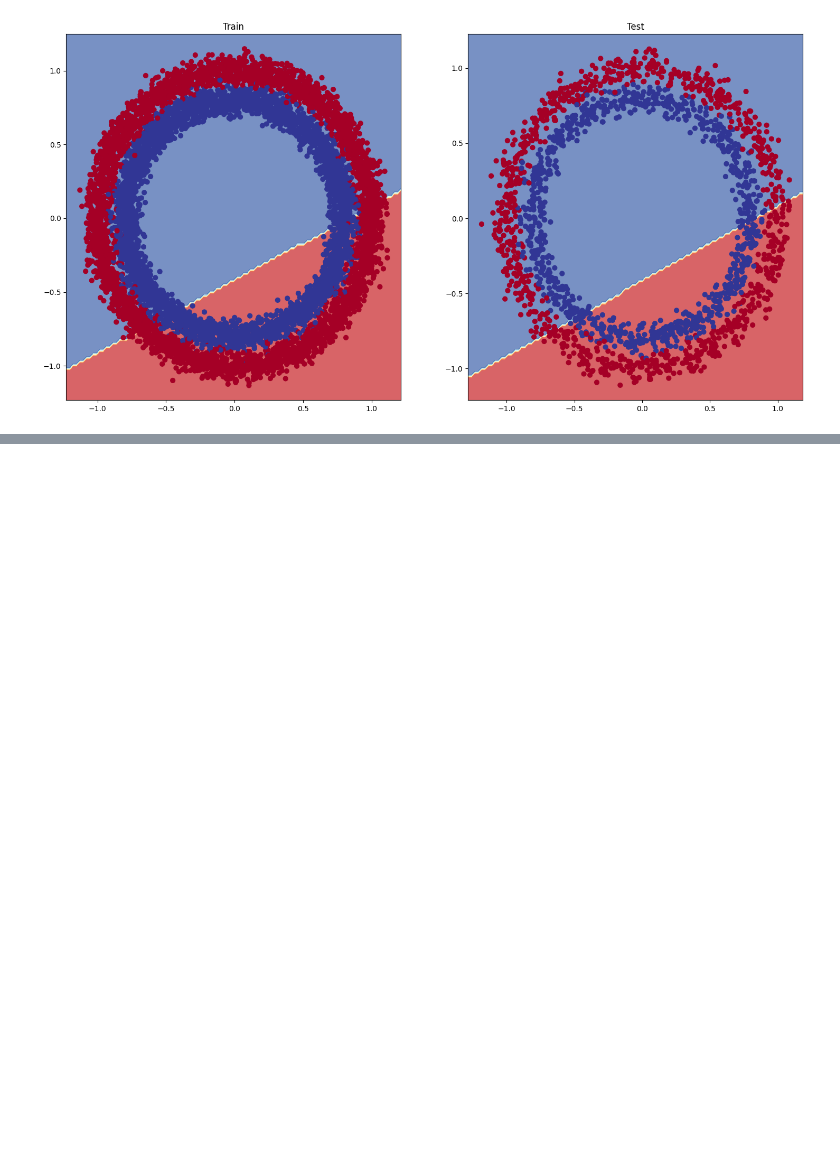
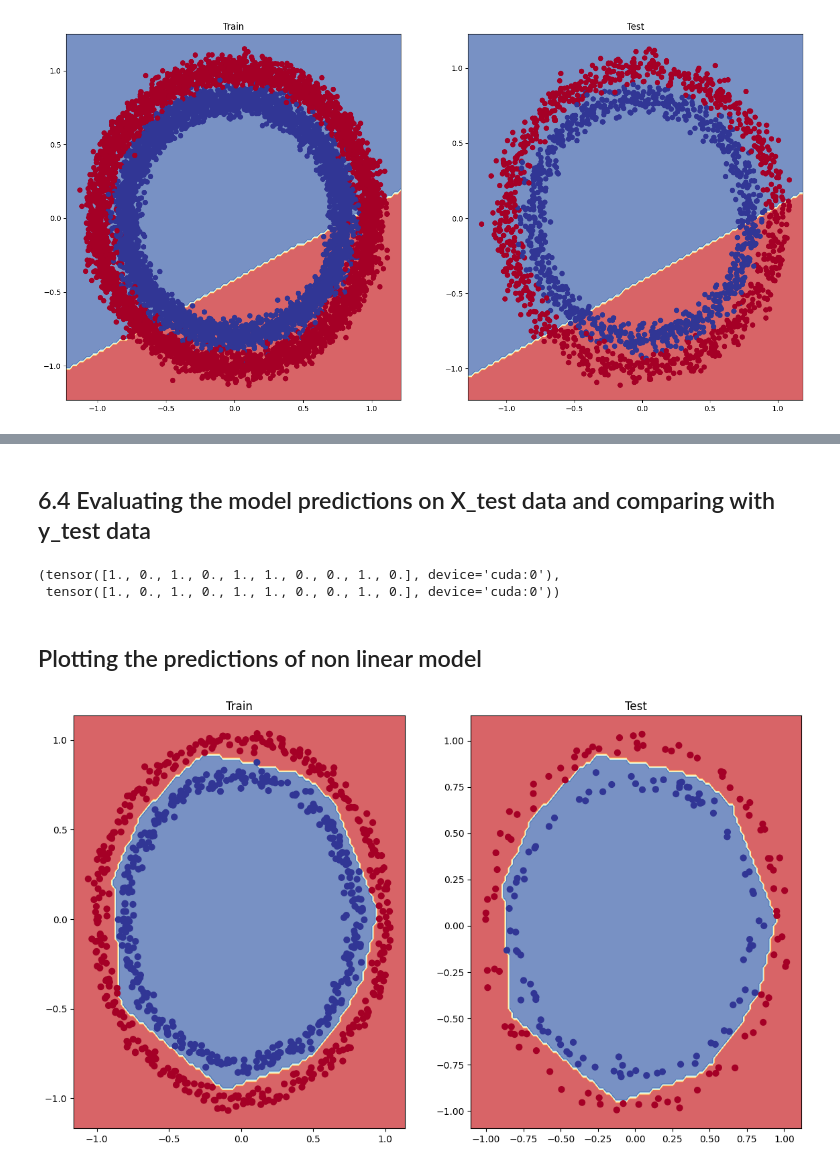
Before and after one commit to Naga-SDonepudi/PyTorch_HandsOn, a Jupyter notebook: Classification_of_Neural_Network.ipynb, the cells around one changed output, grey strips where cells are left out. Saved outputs shown, nothing was run; the diff lists cells and outputs as text; code cells hidden in the pictures; blank space fills up the shorter version.

```diff
--- a/Classification_of_Neural_Network.ipynb
+++ b/Classification_of_Neural_Network.ipynb
@@ -577,0 +599,17 @@ len(X_train_reg), len(X_test_reg), len(y_train_reg), len(y_test_reg)
+# %%
+from torch import nn
+
+class CircleModelV3(nn.Module):
+  def __init__(self):
+    super().__init__()
+    self.layer_1 = nn.Linear(in_features = 2, out_features = 10)
+    self.layer_2 = nn.Linear(in_features = 10, out_features = 10)
+    self.layer_3 = nn.Linear(in_features = 10, out_features = 1)
+    self.relu = nn.ReLU()
+
+  # Putting the relu function inside the layers
+  def forward(self, x):
+    return self.layer_3(self.relu(self.layer_2(self.relu(self.layer_1(x)))))
+
+model_3 = CircleModelV3().to(device)
+model_3
@@ -577,0 +645,5 @@ len(X_train_reg), len(X_test_reg), len(y_train_reg), len(y_test_reg)
+# %%
+## Setting up Loss function and optimizer
+loss_fn = nn.BCEWithLogitsLoss()
+optimizer = torch.optim.SGD(model_3.parameters(),
+                            lr = 0.1)
@@ -577,0 +716,26 @@ len(X_train_reg), len(X_test_reg), len(y_train_reg), len(y_test_reg)
+# %% [markdown]
+## 6.4 Evaluating the model predictions on X_test data and comparing with y_test data
+# %%
+## Predictions
+model_3.eval()
+with torch.inference_mode():
+  y_preds = torch.round(torch.sigmoid(model_3(X_test))).squeeze()
+y_preds[:10], y_test[:10]
+# %% [output]
+(tensor([1., 0., 1., 0., 1., 1., 0., 0., 1., 0.], device='cuda:0'),
+ tensor([1., 0., 1., 0., 1., 1., 0., 0., 1., 0.], device='cuda:0'))
+# %% [markdown]
+## Plotting the predictions of non linear model
+# %%
+
+plt.figure(figsize=(14, 8))
+
+plt.subplot(1, 2, 1)
+plt.title("Train")
+plot_decision_boundary(model_3, X_train, y_train)
+
+plt.subplot(1, 2, 2)
+plt.title("Test")
+plot_decision_boundary(model_3, X_test, y_test)
+# %% [output]
+[figure, added]
```
Also changed, not shown: parts of 12 cells of this notebook.
